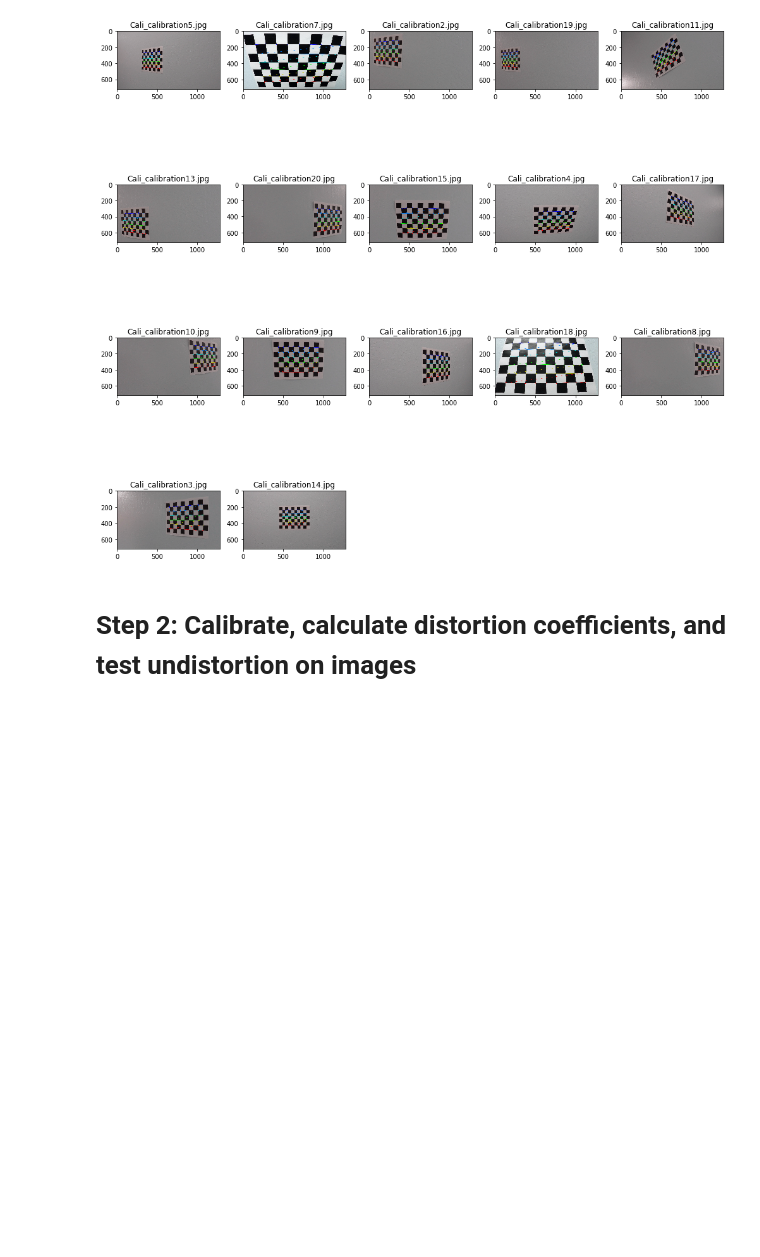
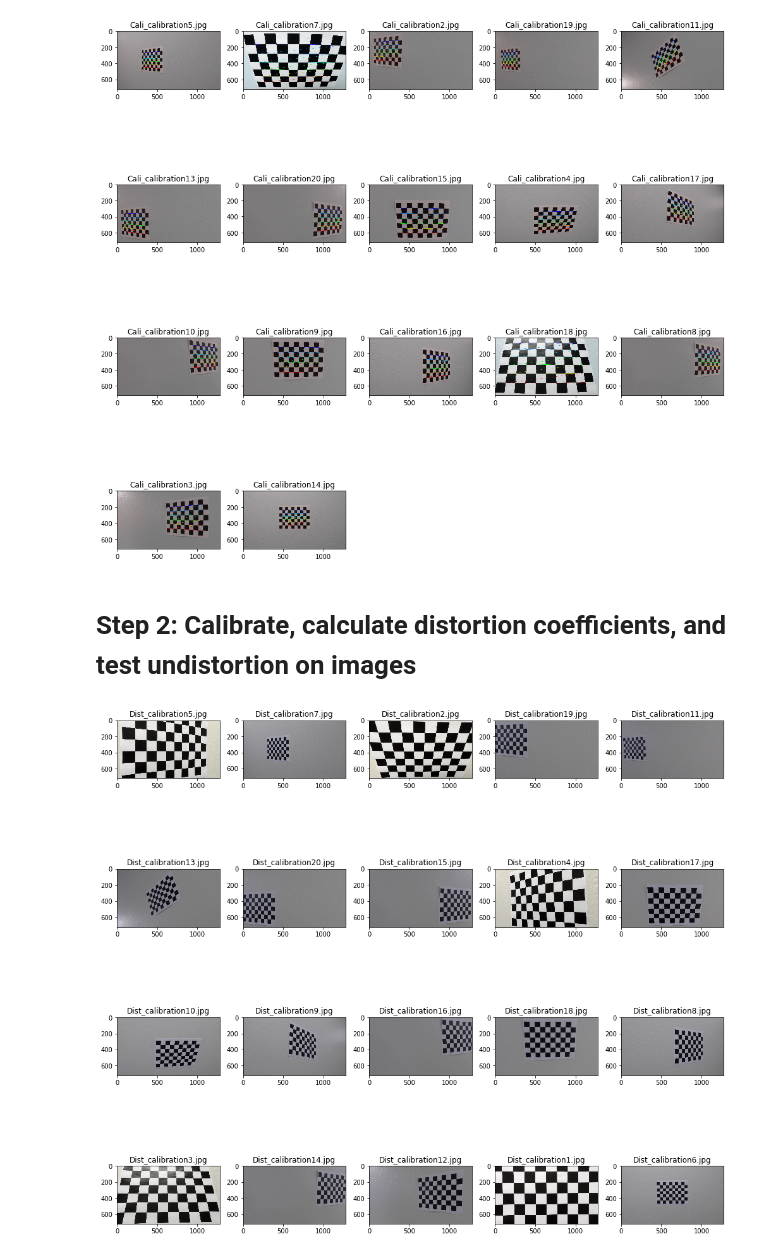
Before and after one commit to aliasaswad/CarND-Advanced-Lane-Lines-P2, a Jupyter notebook: P2.ipynb, the cells around one changed output. Drawn from its saved outputs; the diff is of its cells as text; code cells hidden in the pictures; blank space fills up the shorter version.

```diff
--- a/P2.ipynb
+++ b/P2.ipynb
@@ -27,9 +27,9 @@ def get_dist_imgs(images, objpoints, imgpoints):
         img_size = (img.shape[1], img.shape[0])
         # Do camera calibration given object points and image points
         ret, mtx, dist, rvecs, tvecs = cv2.calibrateCamera(objpoints, imgpoints, img_size,None,None)
-        undst = cv2.undistort(img, mtx, dist, None, mtx)
+        dst = cv2.undistort(img, mtx, dist, None, mtx)
         undist_imgs.append(undst)
-        # cv2.imwrite('calibration_wide/test_undist.jpg',undst)
+#         cv2.imwrite('calibration_wide/test_undist.jpg',undst)
         # Save the camera calibration result for later use (we won't worry about rvecs / tvecs)
     dist_pickle = {}
     dist_pickle["mtx"] = mtx
@@ -141,4 +141,6 @@ show_images(cal_imgs, imgs_names, pref="Cali_")
 # Step 2: Calibrate, calculate distortion coefficients, and test undistortion on images
 # %%
 dist_imgs = get_dist_imgs(original_imgs, objpoints, imgpoints)
-show_images(dist_imgs, org_img_names, pref = "Dist_")
+show_images(dist_imgs, imgs_names, pref = "Dist_")
+# %% [output]
+[figure, added]
```
Also changed, not shown: 1 other file.
